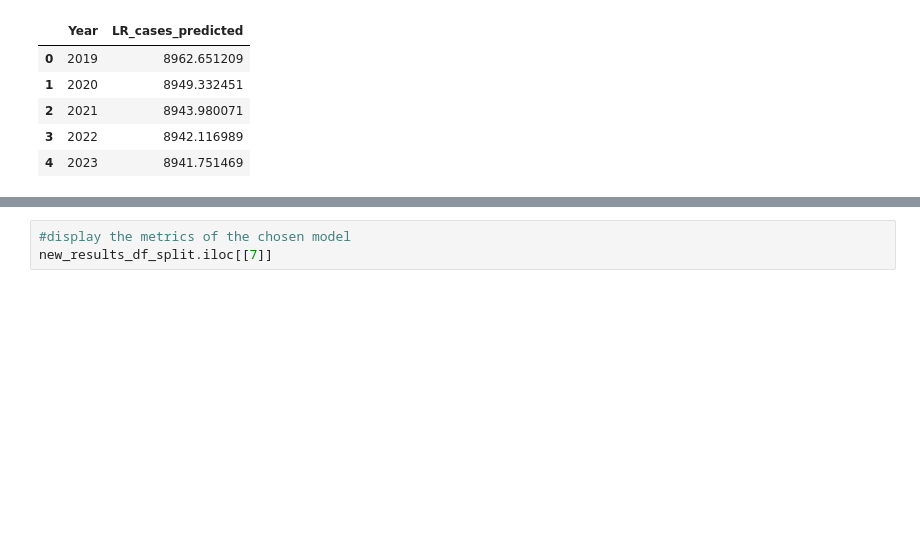
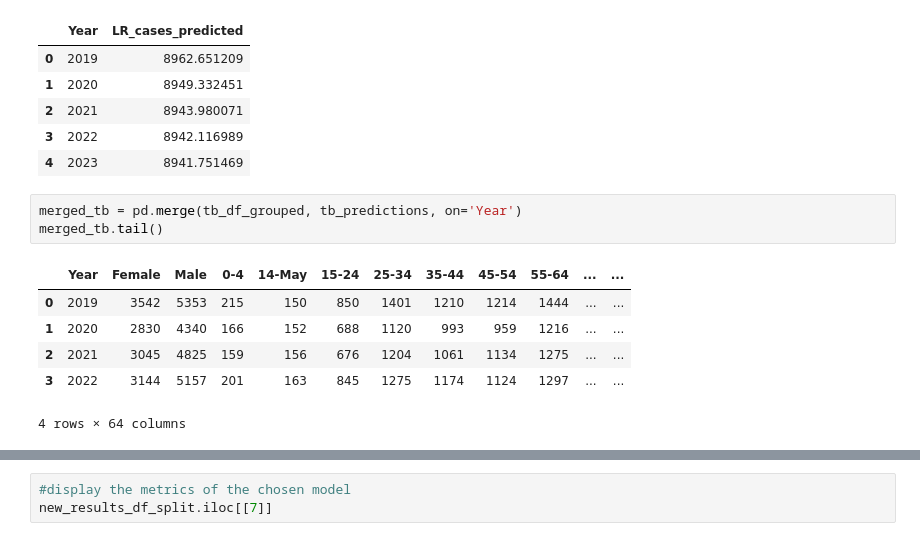
Before and after one commit to henniferkay/tbUS, a Jupyter notebook: linear_reg_cases.ipynb, the cells around one changed output, grey strips where cells are left out. Cells and saved outputs as stored; diff of their text form; blank space fills up the shorter version.

```diff
--- a/linear_reg_cases.ipynb
+++ b/linear_reg_cases.ipynb
@@ -539,3 +535,13 @@ tb_predictions
 | 2 | 2021 | 8943.980071 |
 | 3 | 2022 | 8942.116989 |
 | 4 | 2023 | 8941.751469 |
+# %%
+merged_tb = pd.merge(tb_df_grouped, tb_predictions, on='Year')
+merged_tb.tail()
+# %% [output]
+|  | Year | Female | Male | 0-4 | 14-May | 15-24 | 25-34 | 35-44 | 45-54 | 55-64 | ... | ... |
+| 0 | 2019 | 3542 | 5353 | 215 | 150 | 850 | 1401 | 1210 | 1214 | 1444 | ... | ... |
+| 1 | 2020 | 2830 | 4340 | 166 | 152 | 688 | 1120 | 993 | 959 | 1216 | ... | ... |
+| 2 | 2021 | 3045 | 4825 | 159 | 156 | 676 | 1204 | 1061 | 1134 | 1275 | ... | ... |
+| 3 | 2022 | 3144 | 5157 | 201 | 163 | 845 | 1275 | 1174 | 1124 | 1297 | ... | ... |
+4 rows × 64 columns
```
Also changed, not shown: parts of 6 cells of this notebook, 2 other files.
